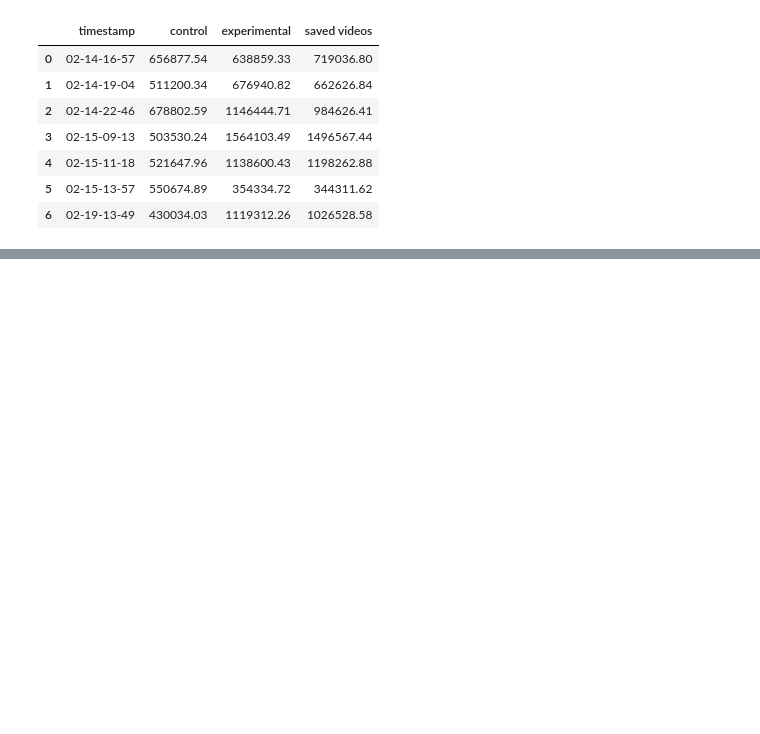
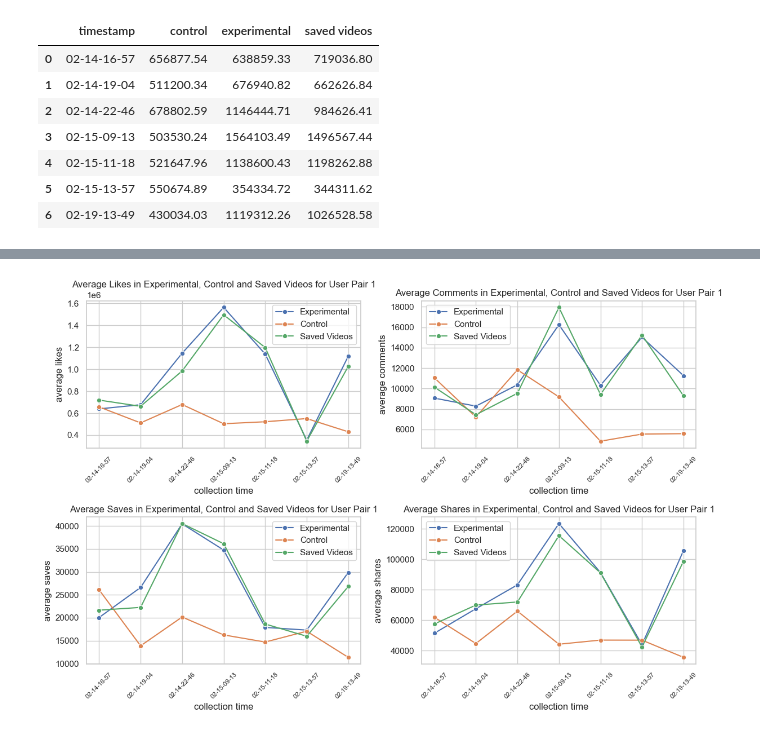
Before and after one commit to jyontika/CS-315-Project-1, a Jupyter notebook: PopularityAnalysis.ipynb, the cells around one changed output, grey strips where cells are left out. Cells and saved outputs as stored; diff of their text form; code cells hidden in the pictures; blank space fills up the shorter version.

```diff
--- a/PopularityAnalysis.ipynb
+++ b/PopularityAnalysis.ipynb
@@ -1004,0 +1007,48 @@ mpl.savefig('user4MG.png')
+# %%
+#FIGURES FOR USER PAIR 1 INCLUDING SAVED VIDEOS
+sns.set(style="whitegrid")
+fig, axes = mpl.subplots(2, 2, figsize=(12, 8))
+
+#likes
+sns.lineplot(x='timestamp', y='experimental', data=likes_timeseries1, label = 'Experimental', marker ='o', ax=axes[0, 0])
+sns.lineplot(x='timestamp', y='control', data=likes_timeseries1, label = 'Control', marker ='o', ax=axes[0, 0])
+sns.lineplot(x='timestamp', y='saved videos', data=likes_timeseries1, label = 'Saved Videos', marker ='o', ax=axes[0, 0])
+axes[0, 0].set_xlabel('collection time')
+axes[0, 0].set_ylabel('average likes')
+axes[0, 0].set_title('Average Likes in Experimental, Control and Saved Videos for User Pair 1')
+axes[0, 0].set_xticks(ticks = range(likes_timeseries1.shape[0]), labels=likes_timeseries1.timestamp, rotation=45, fontsize=8)
+
+
+
+#comments
+sns.lineplot(x='timestamp', y='experimental', data=comments_timeseries1, label = 'Experimental', marker ='o', ax=axes[0, 1])
+sns.lineplot(x='timestamp', y='control', data=comments_timeseries1, label = 'Control', marker ='o',  ax=axes[0, 1])
+sns.lineplot(x='timestamp', y='saved videos', data=comments_timeseries1, label = 'Saved Videos', marker ='o', ax=axes[0, 1])
+axes[0, 1].set_xlabel('collection time')
+axes[0, 1].set_ylabel('average comments')
+axes[0, 1].set_title('Average Comments in Experimental, Control and Saved Videos for User Pair 1')
+axes[0, 1].set_xticks(ticks = range(likes_timeseries1.shape[0]), labels=likes_timeseries1.timestamp, rotation=45, fontsize=8)
+
+#shares
+sns.lineplot(x='timestamp', y='experimental', data=shares_timeseries1, label = 'Experimental', marker ='o', ax=axes[1, 1])
+sns.lineplot(x='timestamp', y='control', data=shares_timeseries1, label = 'Control', marker ='o',  ax=axes[1, 1])
+sns.lineplot(x='timestamp', y='saved videos', data=shares_timeseries1, label = 'Saved Videos', marker ='o', ax=axes[1, 1])
+axes[1, 1].set_xlabel('collection time')
+axes[1, 1].set_ylabel('average shares')
+axes[1, 1].set_title('Average Shares in Experimental, Control and Saved Videos for User Pair 1')
+axes[1, 1].set_xticks(ticks = range(likes_timeseries1.shape[0]), labels=likes_timeseries1.timestamp, rotation=45, fontsize=8)
+
+#saves
+sns.lineplot(x='timestamp', y='experimental', data=saves_timeseries1, label = 'Experimental', marker ='o', ax=axes[1, 0])
+sns.lineplot(x='timestamp', y='control', data=saves_timeseries1, label = 'Control', marker ='o',  ax=axes[1, 0])
+sns.lineplot(x='timestamp', y='saved videos', data=saves_timeseries1, label = 'Saved Videos', marker ='o', ax=axes[1, 0])
+axes[1, 0].set_xlabel('collection time')
+axes[1, 0].set_ylabel('average saves')
+axes[1, 0].set_title('Average Saves in Experimental, Control and Saved Videos for User Pair 1')
+axes[1, 0].set_xticks(ticks = range(likes_timeseries1.shape[0]), labels=likes_timeseries1.timestamp, rotation=45, fontsize=8)
+
+
+mpl.tight_layout()
+mpl.savefig('user1CAS.png')
+# %% [output]
+[figure, added]
```
Also changed, not shown: parts of 8 cells of this notebook.
